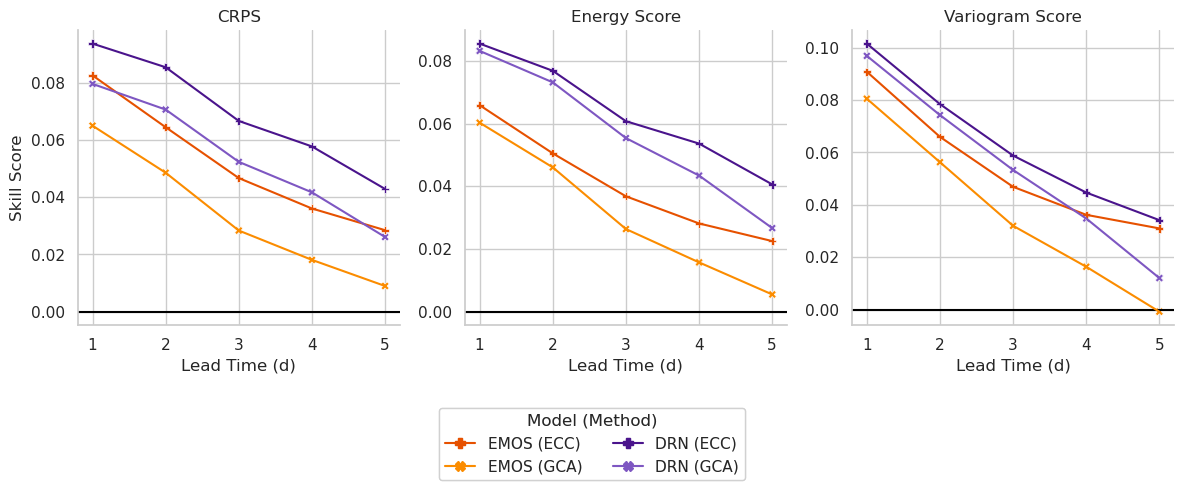
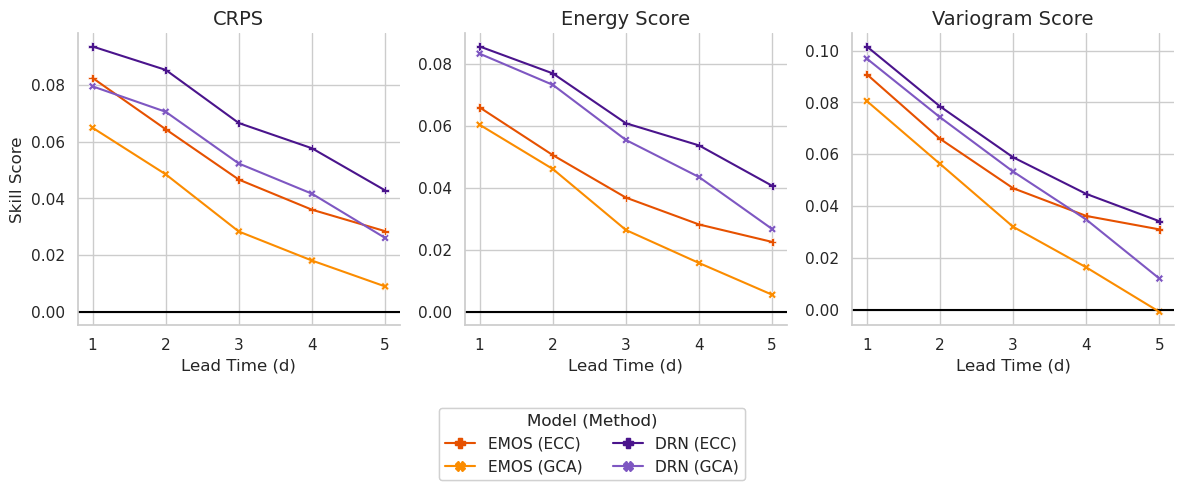
Unified diff of the notebook cell whose output changed from the first chart to the second:
--- before
+++ after
@@ -99,10 +99,10 @@
     for ax in g.axes.flat:
         # ax.ticklabel_format(style="scientific", axis="y", scilimits=(0, 0))
-        ax.set_xlabel("Lead Time (d)")
+        ax.set_xlabel("Lead Time (d)", fontsize=12)
         ax.axhline(0, color="black", linewidth=1.5, zorder=1)
-        ax.set_title(ax.get_title().replace("score = ", ""))
+        ax.set_title(ax.get_title().replace("score = ", ""), fontsize=14)
         # Only set y-label on the leftmost plots
         if ax.get_ylabel() != "":
-            ax.set_ylabel("Skill Score")
+            ax.set_ylabel("Skill Score", fontsize=12)
 
     from matplotlib.lines import Line2D

Commit: redo some pltos